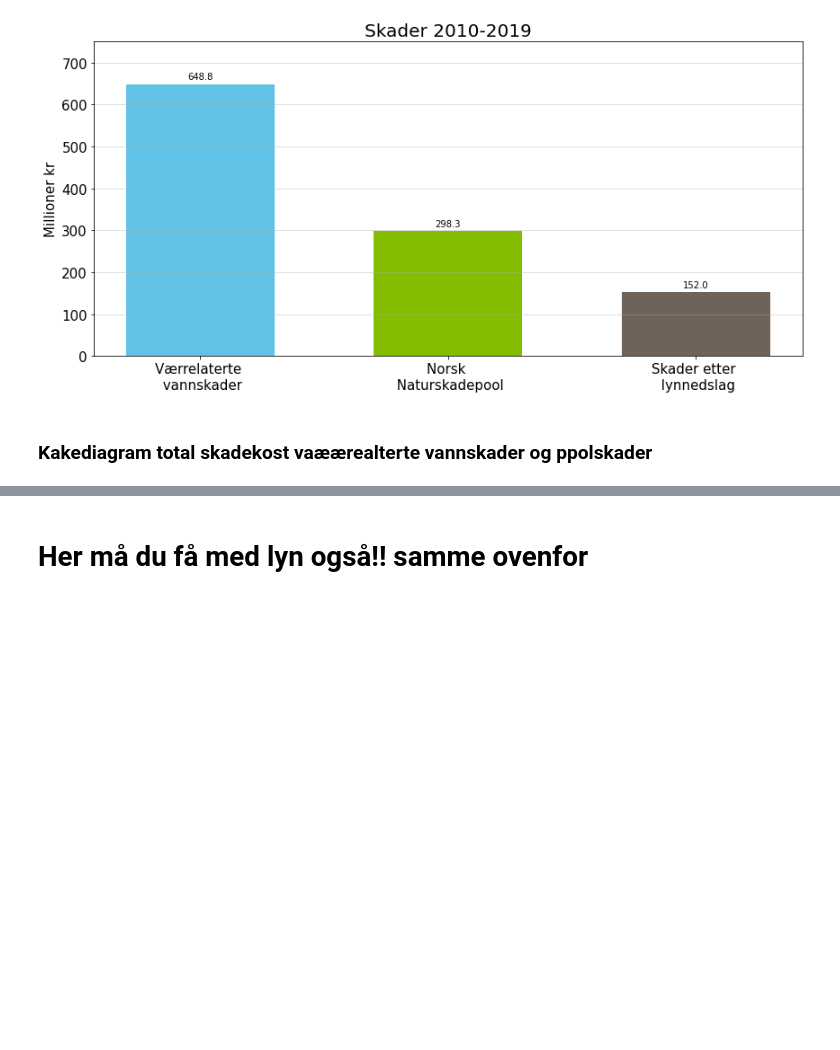
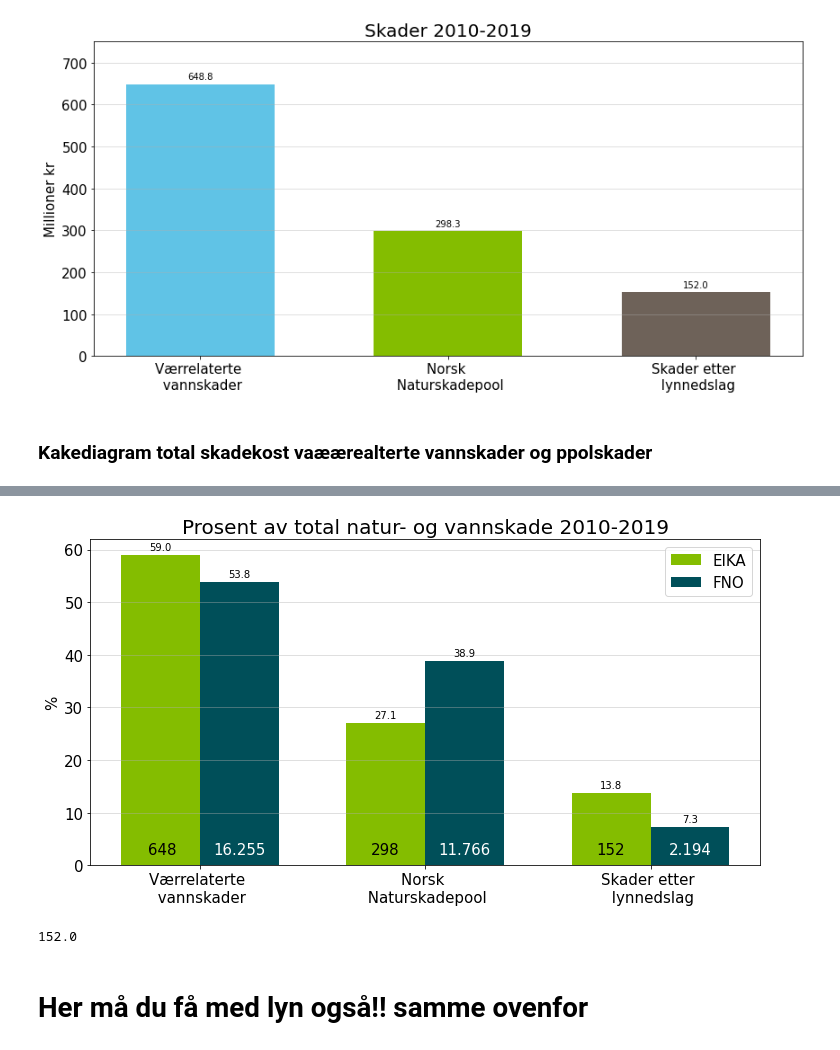
Before and after one commit to eirikngard/Eika, a Jupyter notebook: Eika_vs_FNO.ipynb, the cells around one changed output, grey strips where cells are left out. Cells and saved outputs as stored; diff of their text form; code cells hidden in the pictures; blank space fills up the shorter version.

```diff
--- a/Eika_vs_FNO.ipynb
+++ b/Eika_vs_FNO.ipynb
@@ -106,0 +114,4 @@ plt.show()
+# %%
+fno1 = {'Vær':16255,'Nat':11766,'Lyn':2194} #kilde: https://www.finansnorge.no/statistikk/skadeforsikring/klimarelaterte-skader/hovedoversikt-klima/
+fno1['Vær']
+fno = [16255,11766,2194]
@@ -106,0 +122,14 @@ plt.show()
+# %%
+fno_per = []
+data_per = []
+print('Eika')
+for i in data:
+  print(i/sum(data)*100)
+  data_per.append(round(i/sum(data)*100,1))
+print('-----------')
+print('FNO')
+for k in fno:
+  print(k/sum(fno)*100)
+  fno_per.append(round(k/sum(fno)*100,1))
+
+  data = [sum_vær,sum_pool, lyn]
@@ -107,3 +146,46 @@ plt.show()
+# %%
+fig, ax = plt.subplots(figsize = (12,6))
+N=3
+ind = np.arange(N)
+lab = [19,14,25]
+width=0.35
+grønn2 = '#61A100'
+bar1 = ax.bar(x, data_per, width, color='#84BD00',label='EIKA')
+bar2 = ax.bar(x+width, fno_per, width, color='#004f59', label='FNO')
+
+ax.set_xticks(ind + width / 2)
+labels = ['Værrelaterte \n vannskader','Norsk \n Naturskadepool', 'Skader etter \n lynnedslag']
+ax.set_xticklabels(labels)
+autolabel(bar1)
+autolabel(bar2)
+fontsize=15
+def addtext(ax, props):
+    ax.text(0.01, 3, str(int(sum_vær)), props, rotation=0,fontsize=fontsize)
+    ax.text(0.35, 3, str(16.255), props, rotation=0,color='white',fontsize=fontsize)
+    ax.text(1, 3, str(int(sum_pool)), props, rotation=0,fontsize=fontsize)
+    ax.text(1.35, 3, str(11.766), props, rotation=0,color='white',fontsize=fontsize)
+    ax.text(2, 3, str(int(lyn)), props, rotation=0,fontsize=fontsize)
+    ax.text(2.35, 3, str(2.194), props, rotation=0,color='white',fontsize=fontsize)
+
+bbox = {'fc': '0.8', 'pad': 6}
+addtext(ax, {'ha': 'center', 'va': 'center'})#, 'bbox': bbox})
+#axs[0].set_ylabel('center / center')
+
+ax.set_ylabel('%', size=labelsize)
+ax.set_title('Prosent av total natur- og vannskade 2010-2019',size=titelsize)
+#ax.set_ylim(0,65)
+ax.grid(axis='y',alpha=0.5)
+ax.tick_params(axis = 'both', which = 'major', labelsize = labelsize)
+
+#ax.autoscale_view()
+ax.legend(prop={'size': 15})
+plt.show()
+# %% [output]
+[figure, added]
+# %%
+lyn
+# %% [output]
+152.0
 # %% [markdown]
 # Her må du få med lyn også!! samme ovenfor
 # %%
```
Also changed, not shown: parts of 5 cells of this notebook.
